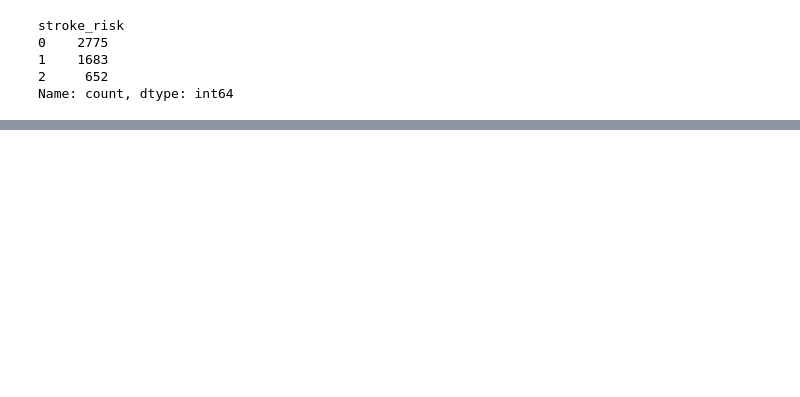
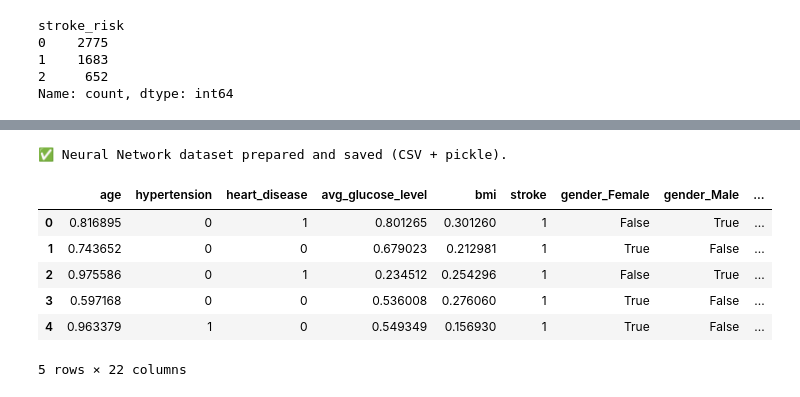
Before and after one commit to ZainAlabidinShbani/ParetoFuzzy-ClinicalRisk, a Jupyter notebook: notebooks/02_feature_analysis.ipynb, the cells around one changed output, grey strips where cells are left out. Cells and saved outputs as stored; diff of their text form; code cells hidden in the pictures; blank space fills up the shorter version.

```diff
--- a/notebooks/02_feature_analysis.ipynb
+++ b/notebooks/02_feature_analysis.ipynb
@@ -171,0 +216,63 @@ data.to_pickle('../data/processed/healthcare_processed.pkl')
+# %%
+import pandas as pd
+from sklearn.preprocessing import MinMaxScaler
+
+# ===============================
+# 1️⃣ Load original dataset
+# ===============================
+data = pd.read_csv(file_path)
+
+# ===============================
+# 2️⃣ Make a copy for Neural Network
+# ===============================
+nn_data = data.copy()
+
+# ===============================
+# 3️⃣ Handle missing values
+# ===============================
+# BMI: fill missing with mean
+nn_data['bmi'] = nn_data['bmi'].fillna(nn_data['bmi'].mean())
+
+# smoking_status: keep 'Unknown' as a separate category (no imputation)
+# Optional: could map Unknown to most frequent category if desired
+
+# ===============================
+# 4️⃣ One-hot encoding categorical features
+# ===============================
+categorical_cols = ['gender', 'ever_married', 'Residence_type', 'work_type', 'smoking_status']
+nn_data = pd.get_dummies(nn_data, columns=categorical_cols)
+
+# ===============================
+# 5️⃣ Normalize numeric features
+# ===============================
+numeric_features = ['age', 'avg_glucose_level', 'bmi']
+scaler = MinMaxScaler()
+nn_data[numeric_features] = scaler.fit_transform(nn_data[numeric_features])
+
+# ===============================
+# 6️⃣ Select target and remove unnecessary columns
+# ===============================
+# Keep 'stroke' as target
+# Remove 'id' column if exists
+if 'id' in nn_data.columns:
+    nn_data = nn_data.drop(columns=['id'])
+
+# ===============================
+# 7️⃣ Save processed dataset
+# ===============================
+nn_data.to_csv('../data/processed/nn_data.csv', index=False)
+nn_data.to_pickle('../data/processed/nn_ready.pkl')
+
+print("✅ Neural Network dataset prepared and saved (CSV + pickle).")
+# %% [output]
+✅ Neural Network dataset prepared and saved (CSV + pickle).
+# %%
+nn_data.head()
+# %% [output]
+|  | age | hypertension | heart_disease | avg_glucose_level | bmi | stroke | gender_Female | gender_Male | ... |
+| 0 | 0.816895 | 0 | 1 | 0.801265 | 0.301260 | 1 | False | True | ... |
+| 1 | 0.743652 | 0 | 0 | 0.679023 | 0.212981 | 1 | True | False | ... |
+| 2 | 0.975586 | 0 | 1 | 0.234512 | 0.254296 | 1 | False | True | ... |
+| 3 | 0.597168 | 0 | 0 | 0.536008 | 0.276060 | 1 | True | False | ... |
+| 4 | 0.963379 | 1 | 0 | 0.549349 | 0.156930 | 1 | True | False | ... |
+5 rows × 22 columns
```
Also changed, not shown: parts of 9 cells of this notebook, 9 other files.
